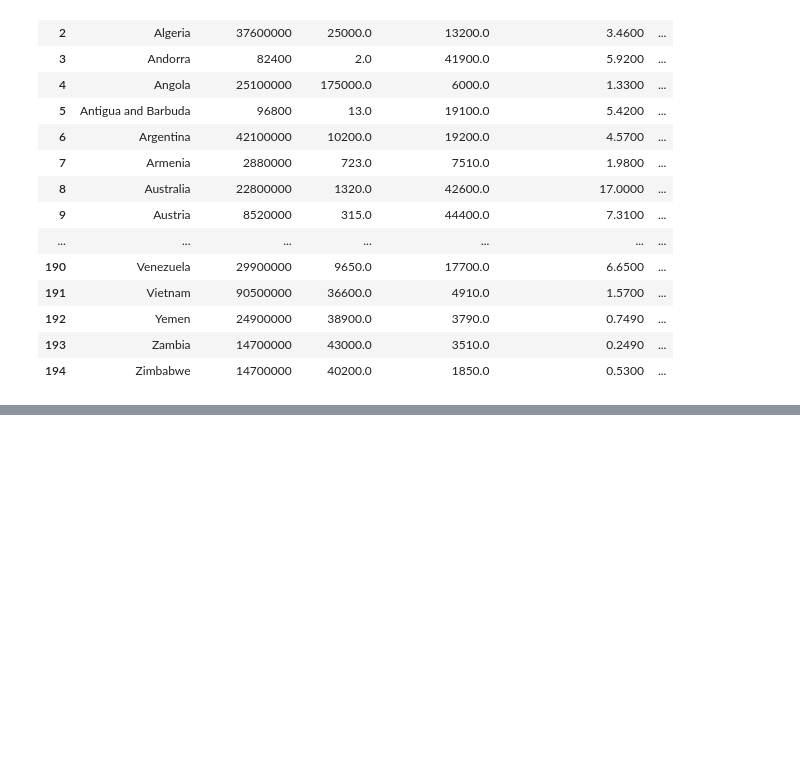
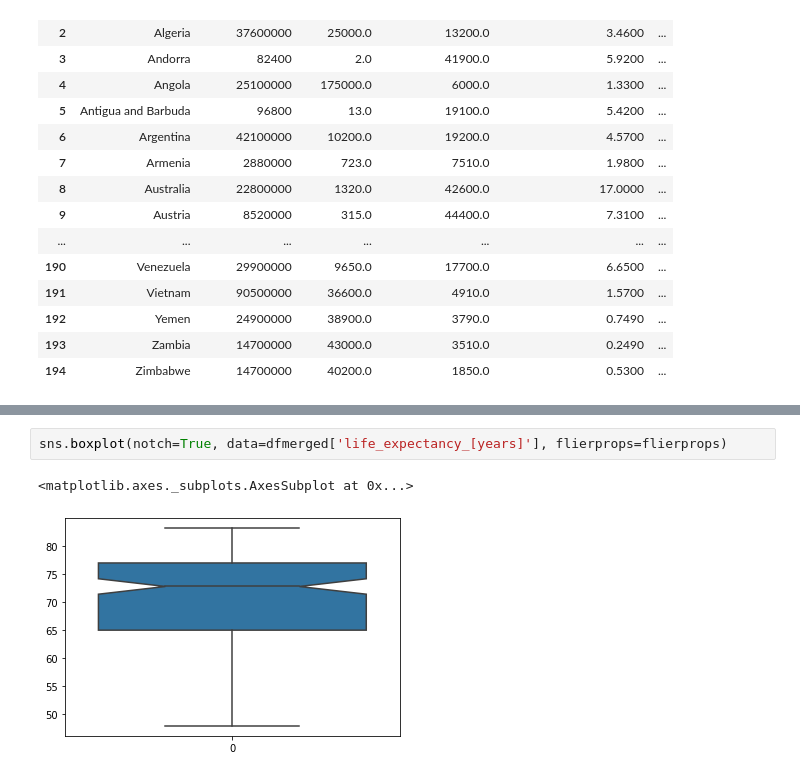
Before and after one commit to helmuthb/data-oriented-programming, a Jupyter notebook: Gapminder.ipynb, the cells around one changed output, grey strips where cells are left out. Drawn from its saved outputs; the diff is of its cells as text; blank space fills up the shorter version.

```diff
--- a/Gapminder.ipynb
+++ b/Gapminder.ipynb
@@ -163,0 +176,5 @@ dfmerged.dropna().shape
+# %%
+sns.boxplot(notch=True, data=dfmerged['life_expectancy_[years]'], flierprops=flierprops)
+# %% [output]
+<matplotlib.axes._subplots.AxesSubplot at 0x...>
+[figure, added]
```
Also changed, not shown: parts of 32 cells of this notebook, 1 other file.
